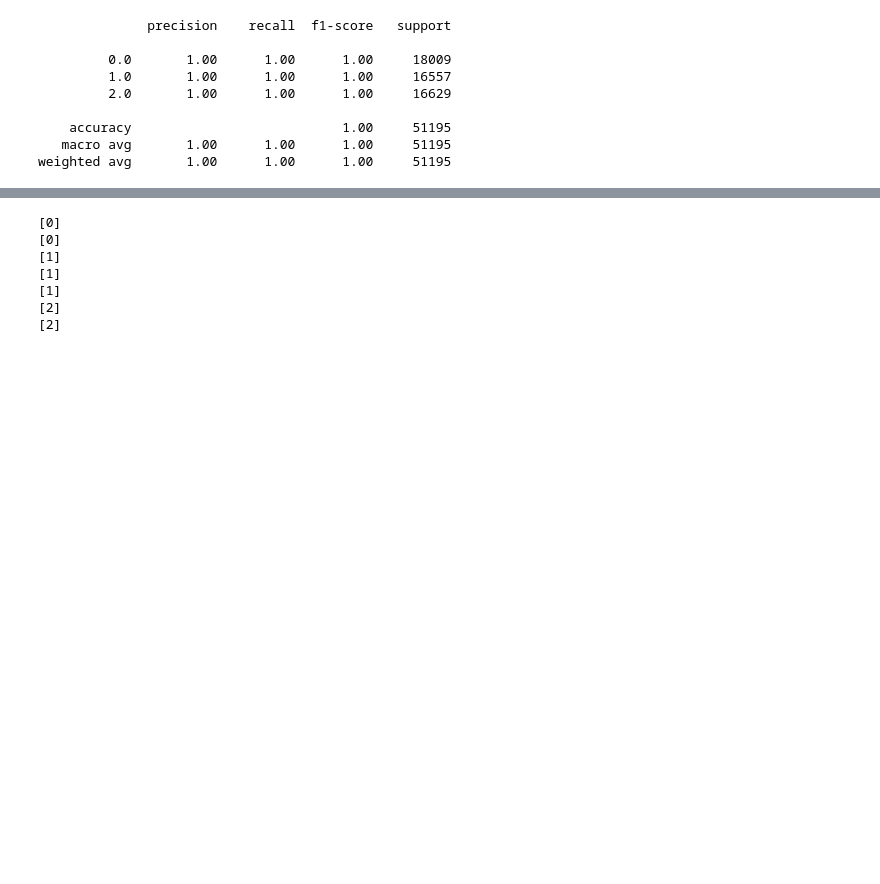
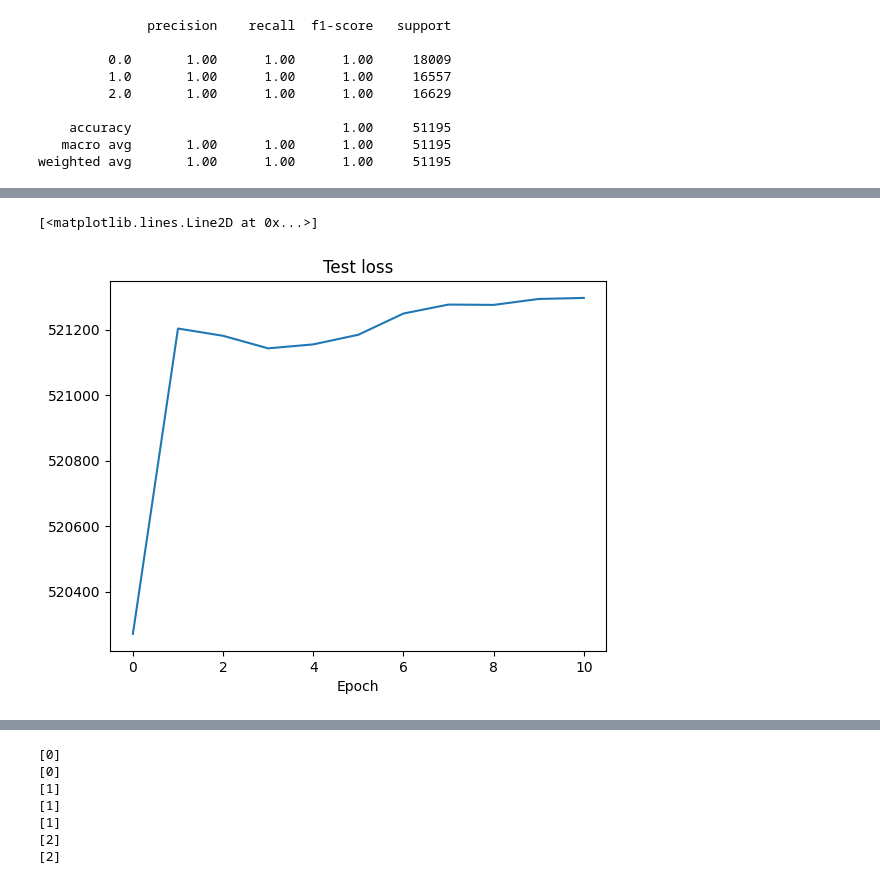
Before and after one commit to Kravchenko-Daniil/University, a Jupyter notebook: CoursePaper-course 3/classification.ipynb, the cells around one changed output, grey strips where cells are left out. Drawn from its saved outputs; the diff is of its cells as text; code cells hidden in the pictures; blank space fills up the shorter version.

```diff
--- a/CoursePaper-course 3/classification.ipynb
+++ b/CoursePaper-course 3/classification.ipynb
@@ -453,0 +479,7 @@ weighted avg       1.00      1.00      1.00     51195
+# %%
+plt.title("Test loss")
+plt.xlabel("Epoch")
+plt.plot(test_losses, label="test")
+# %% [output]
+[<matplotlib.lines.Line2D at 0x...>]
+[figure, added]
```
Also changed, not shown: parts of 17 cells of this notebook, 2 other files.
